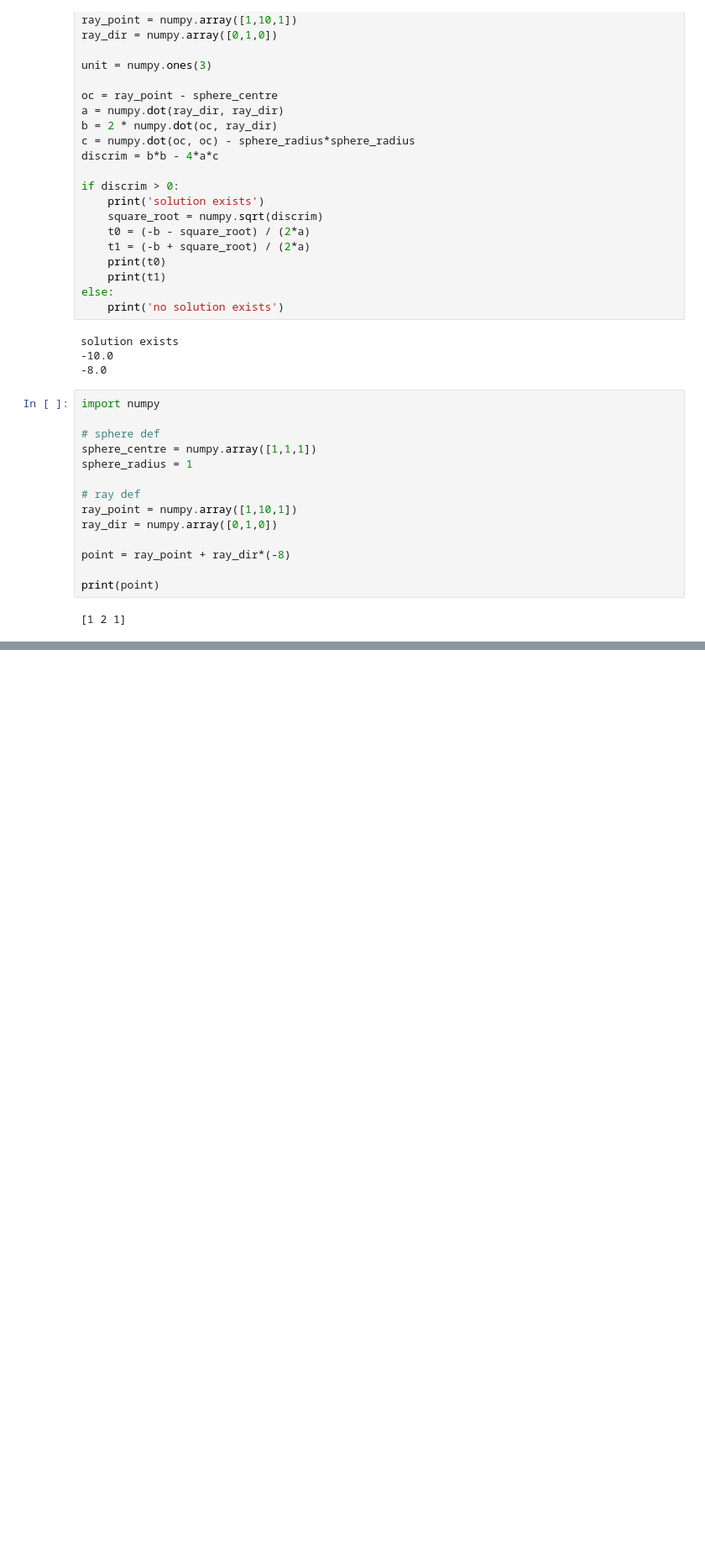
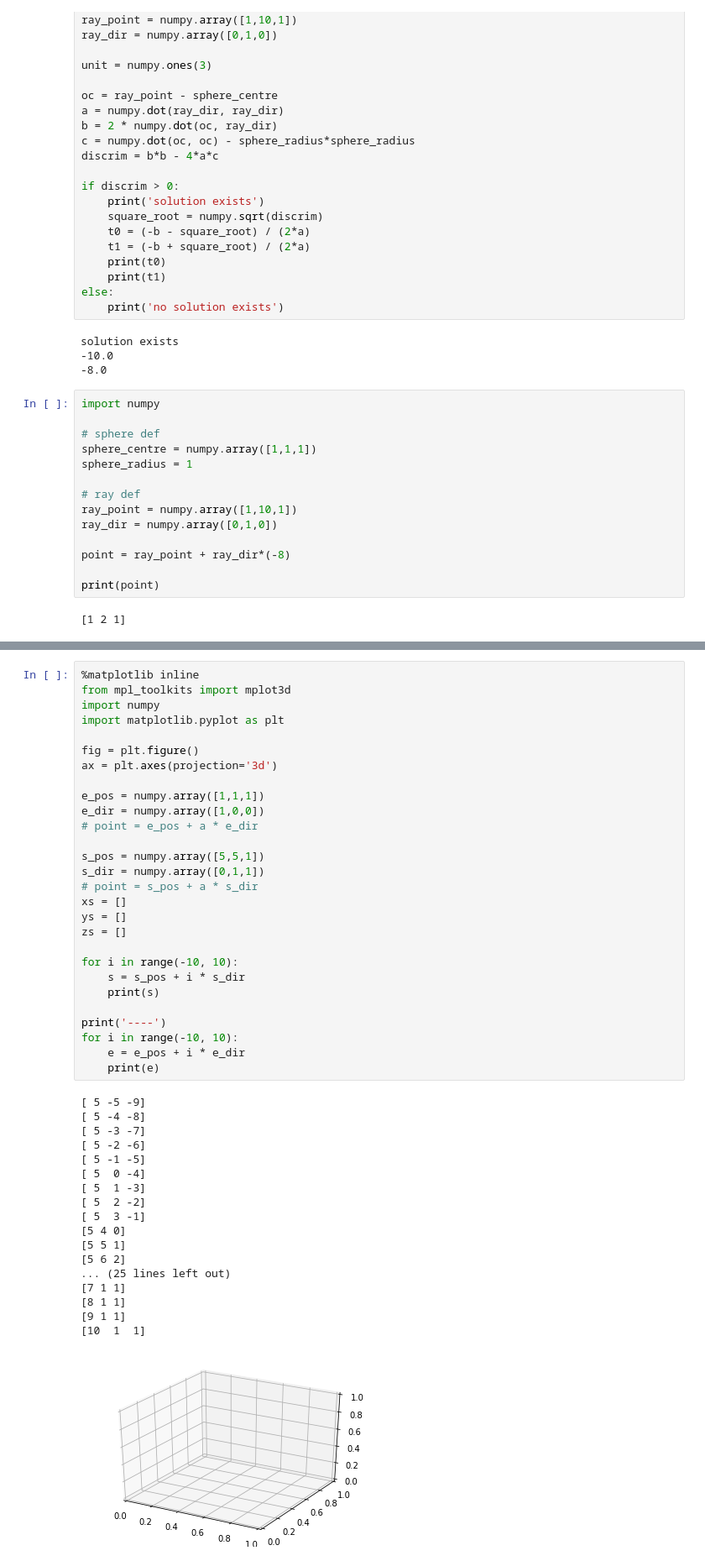
Before and after one commit to SvenHosp/settling_in_space, a Jupyter notebook: workbook/tests.ipynb, the cells around one changed output, grey strips where cells are left out. Shown: that part at 84% size. Saved outputs shown, nothing was run; the diff lists cells and outputs as text; blank space fills up the shorter version.

```diff
--- a/workbook/tests.ipynb
+++ b/workbook/tests.ipynb
@@ -289,0 +458,47 @@ print(point)
+# %%
+%matplotlib inline
+from mpl_toolkits import mplot3d
+import numpy
+import matplotlib.pyplot as plt
+
+fig = plt.figure()
+ax = plt.axes(projection='3d')
+
+e_pos = numpy.array([1,1,1])
+e_dir = numpy.array([1,0,0])
+# point = e_pos + a * e_dir
+
+s_pos = numpy.array([5,5,1])
+s_dir = numpy.array([0,1,1])
+# point = s_pos + a * s_dir
+xs = []
+ys = []
+zs = []
+
+for i in range(-10, 10):
+    s = s_pos + i * s_dir
+    print(s)
+
+print('----')
+for i in range(-10, 10):
+    e = e_pos + i * e_dir
+    print(e)
+# %% [output]
+[ 5 -5 -9]
+[ 5 -4 -8]
+[ 5 -3 -7]
+[ 5 -2 -6]
+[ 5 -1 -5]
+[ 5  0 -4]
+[ 5  1 -3]
+[ 5  2 -2]
+[ 5  3 -1]
+[5 4 0]
+[5 5 1]
+[5 6 2]
+... (25 lines left out)
+[7 1 1]
+[8 1 1]
+[9 1 1]
+[10  1  1]
+[figure, added]
```
Also changed, not shown: parts of 5 cells of this notebook, 1 other file.
